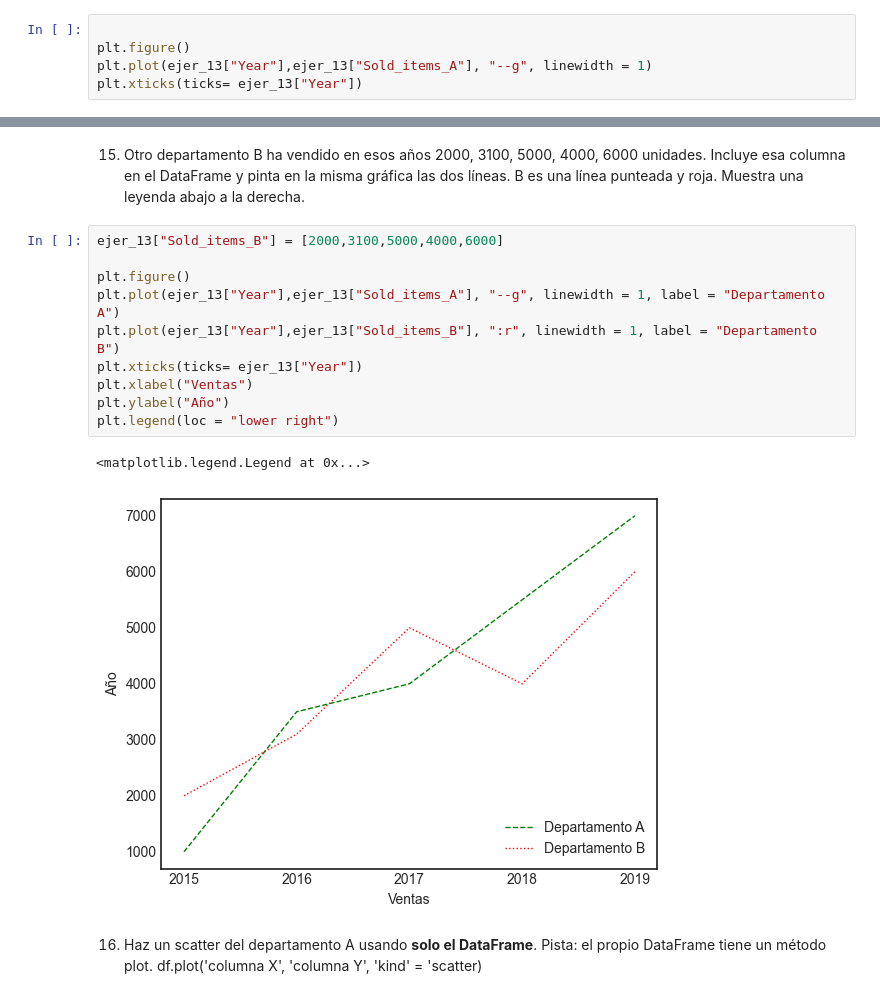
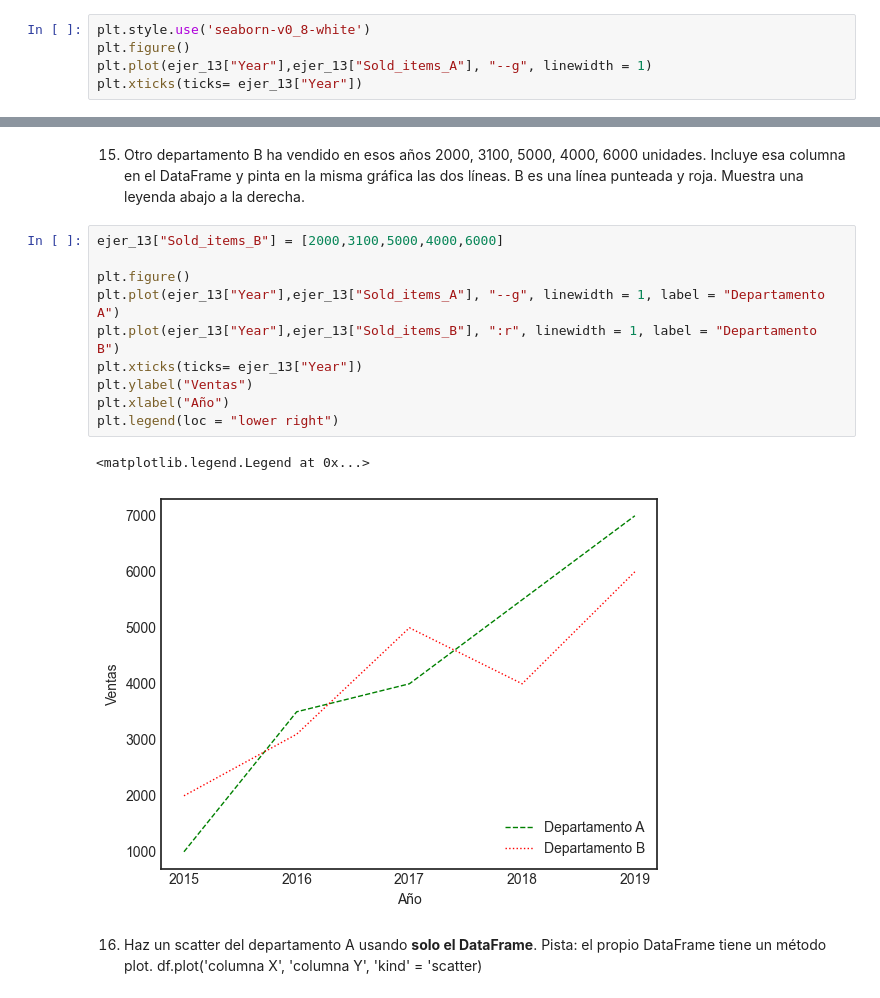
Before and after one commit to Rafacercos/ONLINE_DS_THEBRIDGE_RAFACERCOS, a Jupyter notebook: MIS_EJERCICIOS/Visualizaciones/ejercicios_Matplotlib.ipynb, the cells around one changed output, grey strips where cells are left out. Saved outputs shown, nothing was run; the diff lists cells and outputs as text.

```diff
--- a/MIS_EJERCICIOS/Visualizaciones/ejercicios_Matplotlib.ipynb
+++ b/MIS_EJERCICIOS/Visualizaciones/ejercicios_Matplotlib.ipynb
@@ -224,5 +244,5 @@ Cambia el estilo a 'seaborn-white'. La línea debe ser con rayas y verde.
 # %%
-
+plt.style.use('seaborn-v0_8-white')
 plt.figure()
 plt.plot(ejer_13["Year"],ejer_13["Sold_items_A"], "--g", linewidth = 1)
 plt.xticks(ticks= ejer_13["Year"])
@@ -243,16 +263,16 @@ plt.xticks(ticks= ejer_13["Year"])
 # %%
 ejer_13["Sold_items_B"] = [2000,3100,5000,4000,6000]
 
 plt.figure()
 plt.plot(ejer_13["Year"],ejer_13["Sold_items_A"], "--g", linewidth = 1, label = "Departamento A")
 plt.plot(ejer_13["Year"],ejer_13["Sold_items_B"], ":r", linewidth = 1, label = "Departamento B")
 plt.xticks(ticks= ejer_13["Year"])
-plt.xlabel("Ventas")
-plt.ylabel("Año")
+plt.ylabel("Ventas")
+plt.xlabel("Año")
 plt.legend(loc = "lower right")
 # %% [output]
 <matplotlib.legend.Legend at 0x...>
-[figure, old version]
+[figure, new version]
 # %% [markdown]
 16. Haz un scatter del departamento A usando __solo el DataFrame__.
 Pista: el propio DataFrame tiene un método plot.
```
Also changed, not shown: parts of 5 cells of this notebook, 2 other files.
